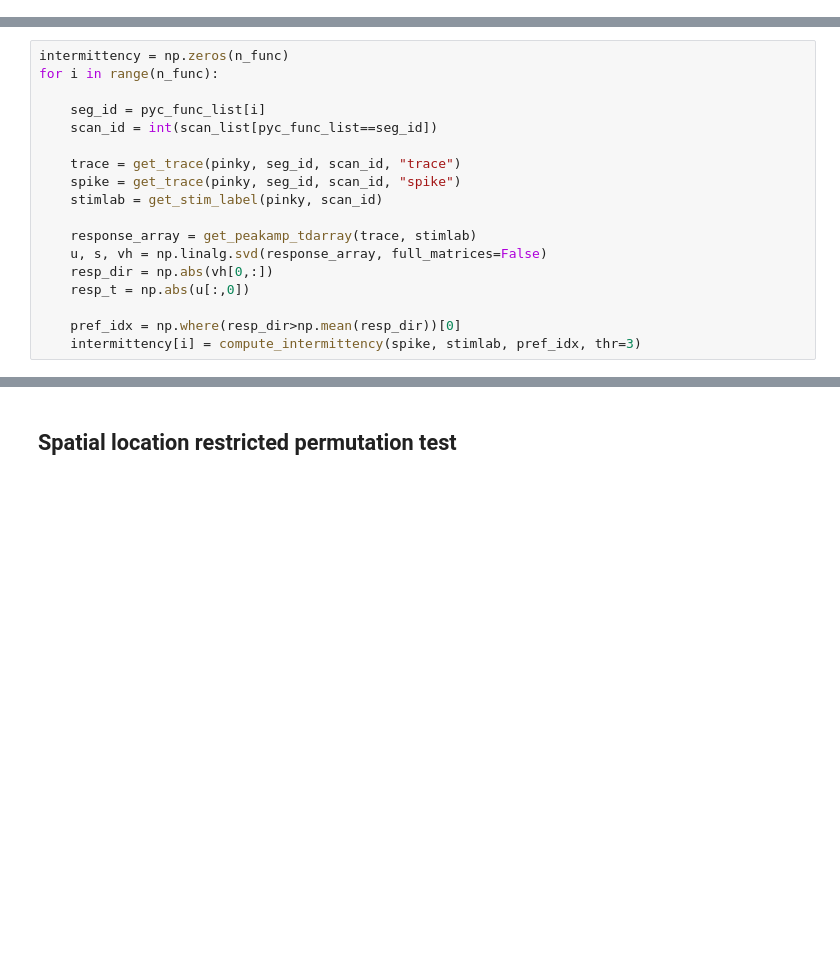
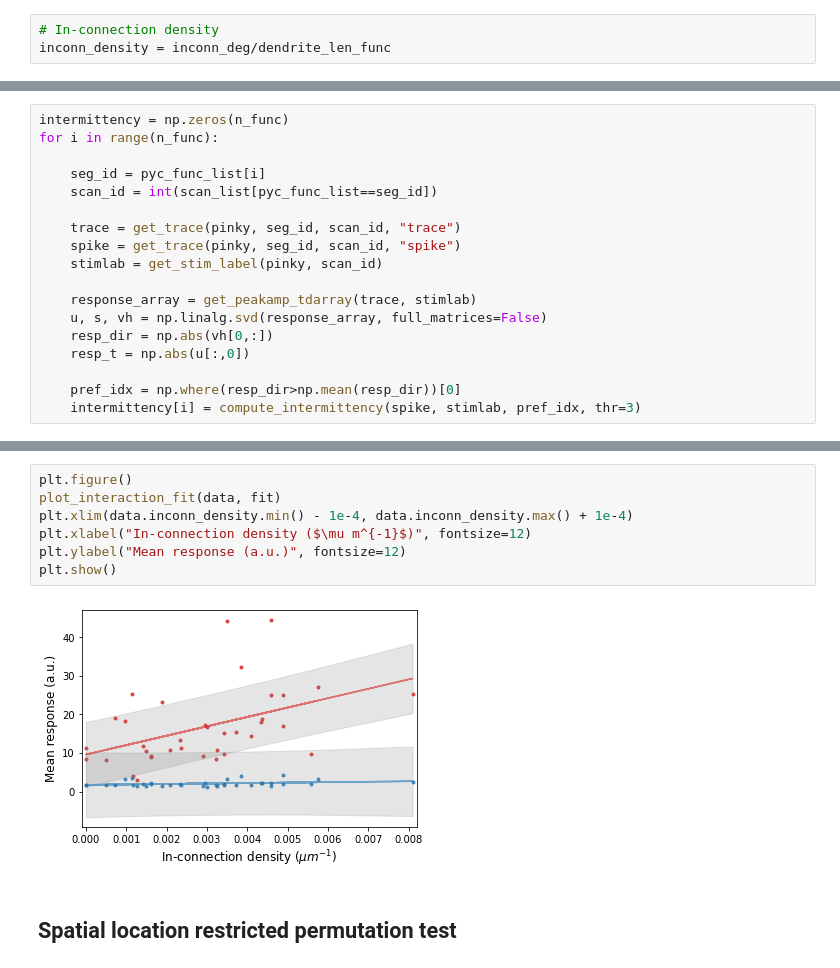
Before and after one commit to AllenInstitute/MicronsBinder, a Jupyter notebook: notebooks/multiscale/function/structure_function_analysis_Figure6.ipynb, the cells around one changed output, grey strips where cells are left out. Drawn from its saved outputs; the diff is of its cells as text; blank space fills up the shorter version.

```diff
--- a/notebooks/multiscale/function/structure_function_analysis_Figure6.ipynb
+++ b/notebooks/multiscale/function/structure_function_analysis_Figure6.ipynb
@@ -464,3 +464,6 @@ real_connection = np.unique(real_synapse, axis=0)
+# %%
+# In-connection density
+inconn_density = inconn_deg/dendrite_len_func
 # %% [markdown]
 ## Compute total in-synapse density
 # %%
@@ -612,3 +679,12 @@ plot_linear_fit(total_insyn_density[tune_all_idx], mean_response[tune_all_idx],
+# %%
+plt.figure()
+plot_interaction_fit(data, fit)
+plt.xlim(data.inconn_density.min() - 1e-4, data.inconn_density.max() + 1e-4)
+plt.xlabel("In-connection density ($\mu m^{-1}$)", fontsize=12)
+plt.ylabel("Mean response (a.u.)", fontsize=12)
+plt.show()
+# %% [output]
+[figure, added]
 # %% [markdown]
 ## Spatial location restricted permutation test
 # %%
```
Also changed, not shown: parts of 19 cells of this notebook, 1 other file.
